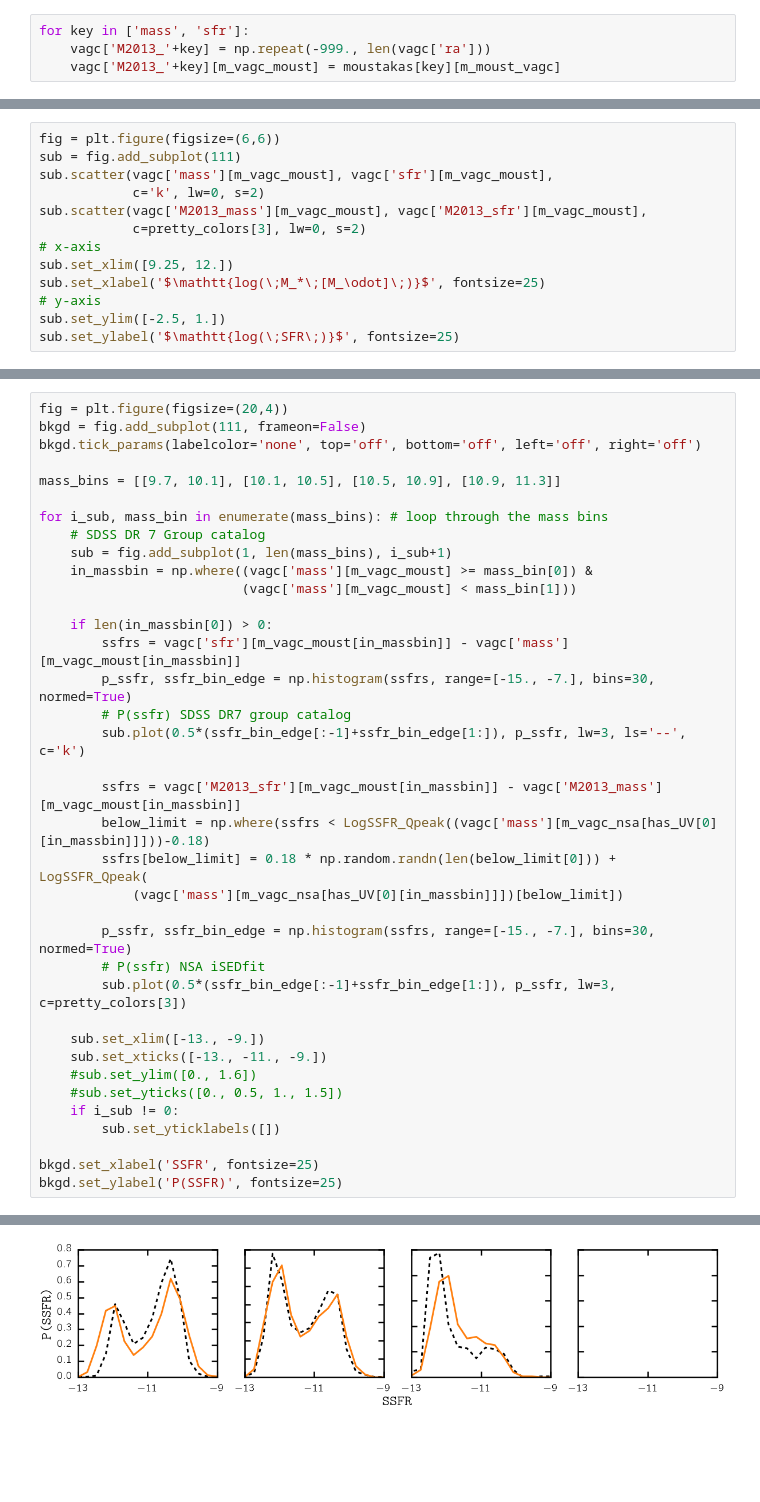
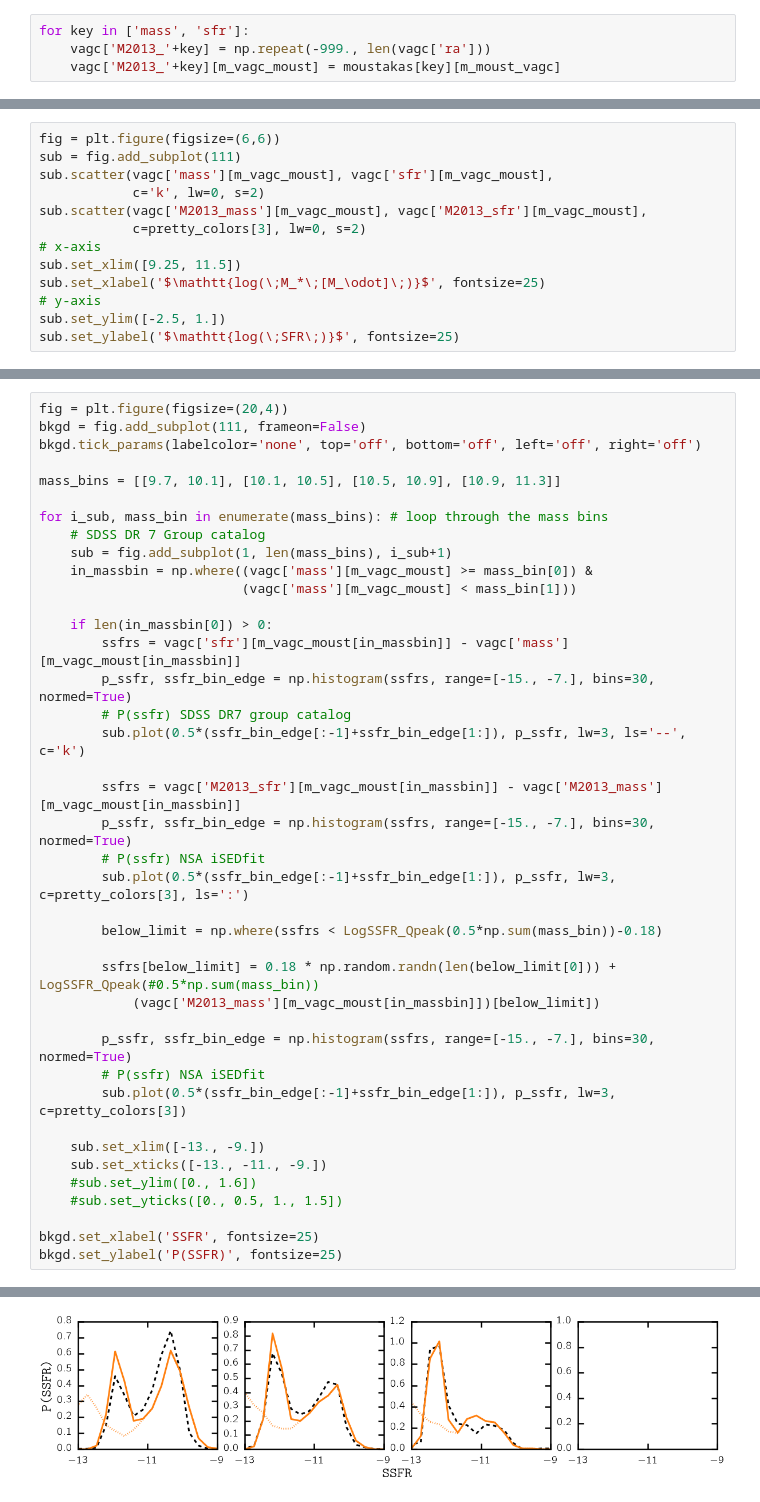
Before and after one commit to changhoonhahn/central_quenching, a Jupyter notebook: CenQue/ref_report_comment1.ipynb, the cells around one changed output, grey strips where cells are left out. Cells and saved outputs as stored; diff of their text form; blank space fills up the shorter version.

Commit message:
Ref Report comment1 Figure generated; DR8 photometry comparison

```diff
--- a/CenQue/ref_report_comment1.ipynb
+++ b/CenQue/ref_report_comment1.ipynb
@@ -373,7 +373,7 @@ sub.scatter(vagc['mass'][m_vagc_moust], vagc['sfr'][m_vagc_moust],
 sub.scatter(vagc['M2013_mass'][m_vagc_moust], vagc['M2013_sfr'][m_vagc_moust],
             c=pretty_colors[3], lw=0, s=2)
 # x-axis
-sub.set_xlim([9.25, 12.])
+sub.set_xlim([9.25, 11.5])
 sub.set_xlabel('$\mathtt{log(\;M_*\;[M_\odot]\;)}$', fontsize=25)
 # y-axis
 sub.set_ylim([-2.5, 1.])
@@ -388,36 +390,39 @@ bkgd.tick_params(labelcolor='none', top='off', bottom='off', left='off', right='
 
 mass_bins = [[9.7, 10.1], [10.1, 10.5], [10.5, 10.9], [10.9, 11.3]]
 
 for i_sub, mass_bin in enumerate(mass_bins): # loop through the mass bins
     # SDSS DR 7 Group catalog
     sub = fig.add_subplot(1, len(mass_bins), i_sub+1)
     in_massbin = np.where((vagc['mass'][m_vagc_moust] >= mass_bin[0]) &
                           (vagc['mass'][m_vagc_moust] < mass_bin[1]))
 
     if len(in_massbin[0]) > 0:
         ssfrs = vagc['sfr'][m_vagc_moust[in_massbin]] - vagc['mass'][m_vagc_moust[in_massbin]]
         p_ssfr, ssfr_bin_edge = np.histogram(ssfrs, range=[-15., -7.], bins=30, normed=True)
         # P(ssfr) SDSS DR7 group catalog
         sub.plot(0.5*(ssfr_bin_edge[:-1]+ssfr_bin_edge[1:]), p_ssfr, lw=3, ls='--', c='k')
 
         ssfrs = vagc['M2013_sfr'][m_vagc_moust[in_massbin]] - vagc['M2013_mass'][m_vagc_moust[in_massbin]]
-        below_limit = np.where(ssfrs < LogSSFR_Qpeak((vagc['mass'][m_vagc_nsa[has_UV[0][in_massbin]]]))-0.18)
-        ssfrs[below_limit] = 0.18 * np.random.randn(len(below_limit[0])) + LogSSFR_Qpeak(
-            (vagc['mass'][m_vagc_nsa[has_UV[0][in_massbin]]])[below_limit])
+        p_ssfr, ssfr_bin_edge = np.histogram(ssfrs, range=[-15., -7.], bins=30, normed=True)
+        # P(ssfr) NSA iSEDfit
+        sub.plot(0.5*(ssfr_bin_edge[:-1]+ssfr_bin_edge[1:]), p_ssfr, lw=3, c=pretty_colors[3], ls=':')
+
+        below_limit = np.where(ssfrs < LogSSFR_Qpeak(0.5*np.sum(mass_bin))-0.18)
+
+        ssfrs[below_limit] = 0.18 * np.random.randn(len(below_limit[0])) + LogSSFR_Qpeak(#0.5*np.sum(mass_bin))
+            (vagc['M2013_mass'][m_vagc_moust[in_massbin]])[below_limit])
 
         p_ssfr, ssfr_bin_edge = np.histogram(ssfrs, range=[-15., -7.], bins=30, normed=True)
         # P(ssfr) NSA iSEDfit
         sub.plot(0.5*(ssfr_bin_edge[:-1]+ssfr_bin_edge[1:]), p_ssfr, lw=3, c=pretty_colors[3])
 
     sub.set_xlim([-13., -9.])
     sub.set_xticks([-13., -11., -9.])
     #sub.set_ylim([0., 1.6])
     #sub.set_yticks([0., 0.5, 1., 1.5])
-    if i_sub != 0:
-        sub.set_yticklabels([])
 
 bkgd.set_xlabel('SSFR', fontsize=25)
 bkgd.set_ylabel('P(SSFR)', fontsize=25)
 # %% [output]
 <matplotlib.text.Text at 0x...>
-[figure, old version]
+[figure, new version]
```
Also changed, not shown: parts of 10 cells of this notebook, 2 other files.
